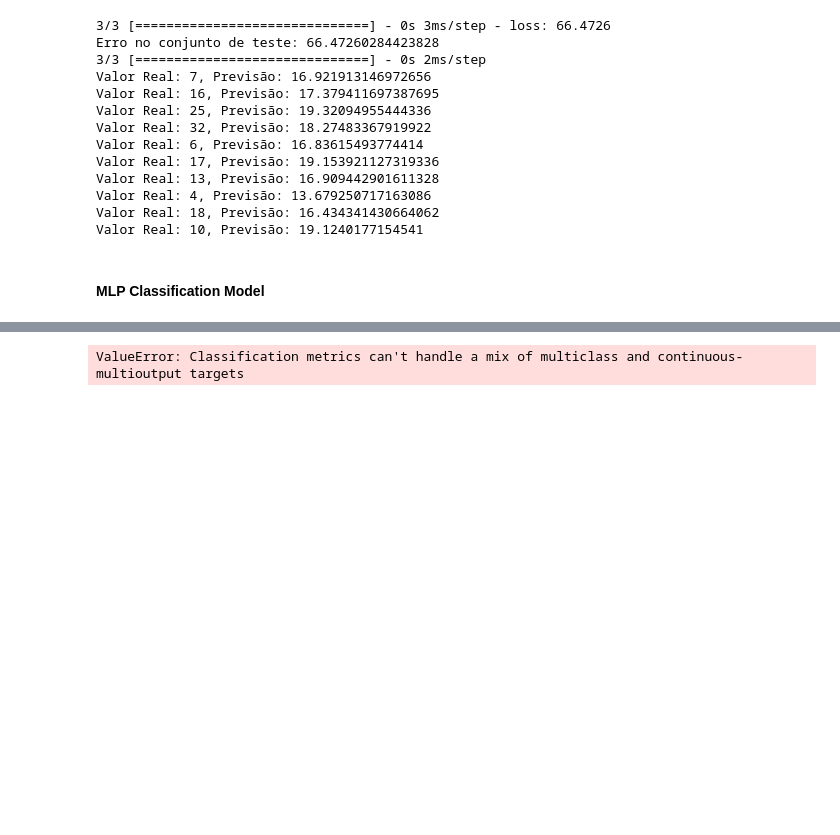
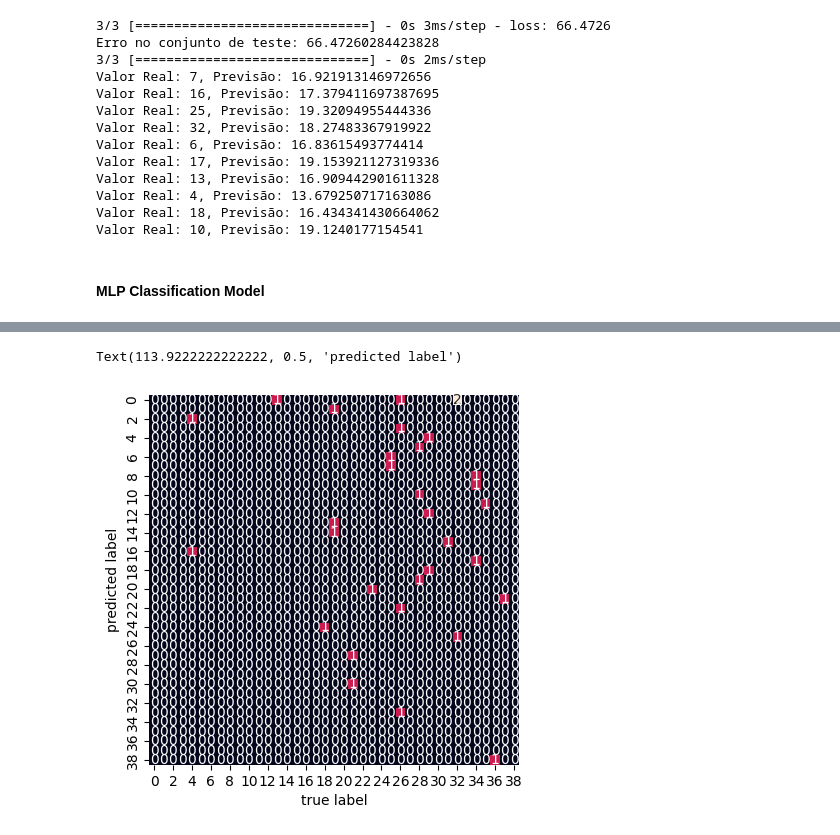
Before and after one commit to matheusslr/pascal-model-tcc, a Jupyter notebook: train.ipynb, the cells around one changed output, grey strips where cells are left out. Cells and saved outputs as stored; diff of their text form; code cells hidden in the pictures; blank space fills up the shorter version.

```diff
--- a/train.ipynb
+++ b/train.ipynb
@@ -139,20 +140,23 @@ Valor Real: 10, Previsão: 19.1240177154541
 # %% [markdown]
 #### MLP Classification Model
 # %%
-import pandas as pd
-from sklearn.model_selection import train_test_split
-from tensorflow import keras
+import keras
 from keras import layers
 
 data = pd.read_csv("dataset\clean_data.csv")
 
 data['labels'] = data['cores'].max() - data['cores']
-
 X = data[['input', 'average_runtime']].values
 y = data['labels'].values
+X = (X - X.mean(axis=0)) / X.std(axis=0)  # Normalização Z-score
 
-X = (X - X.mean(axis=0)) / X.std(axis=0)  # Normalização Z-score
 X_train, X_test, y_train, y_test = train_test_split(X, y, test_size=0.2, random_state=42)
+
+num_classes = np.unique(y).size
+
+a = y_train
+y_train = to_categorical(y_train, num_classes, dtype='int8')
+y_test = to_categorical(y_test, num_classes, dtype='int8')
 
 model = keras.Sequential([
     layers.Input(shape=(2,)),
@@ -162,19 +166,19 @@ model = keras.Sequential([
     layers.Dropout(0.2),
     layers.Dense(64, activation='relu'),
     layers.Dropout(0.15),
-    layers.Dense(32, activation='softmax')
+    layers.Dense(num_classes, activation='softmax')
 ])
 
 lr = 0.0001
 optimizer = keras.optimizers.Adam(learning_rate=lr)
 
-model.compile(optimizer=optimizer, loss='sparse_categorical_crossentropy', metrics=['accuracy'])
+model.compile(optimizer=optimizer, loss='categorical_crossentropy', metrics=['accuracy'])
 
-model.fit(X_train, y_train, epochs=300, batch_size=32, validation_data=(X_test, y_test))
+model.fit(X_train, y_train, epochs=300, batch_size=32, validation_split=0.2)
 
 test_loss, test_acc = model.evaluate(X_test, y_test)
 print(f"Acurácia no conjunto de teste: {test_acc * 100:.2f}%")
 
-predictions = model.predict(X_test)
+predictions = model(X_test)
 # %% [output]
 Epoch 1/300
@@ -197,7 +201,11 @@ Acurácia no conjunto de teste: 0.00%
 # %%
+predictions=np.argmax(predictions, axis=0)
+y_test=np.argmax(y_test, axis=0)
+
 matrix=confusion_matrix(y_test, predictions)
 sns.heatmap(matrix, square=True, annot=True, fmt='d', cbar=False)
 plt.xlabel('true label')
 plt.ylabel('predicted label')
 # %% [output]
-ValueError: Classification metrics can't handle a mix of multiclass and continuous-multioutput targets
+Text(113.9222222222222, 0.5, 'predicted label')
+[figure, added]
```
Also changed, not shown: parts of 2 cells of this notebook.
